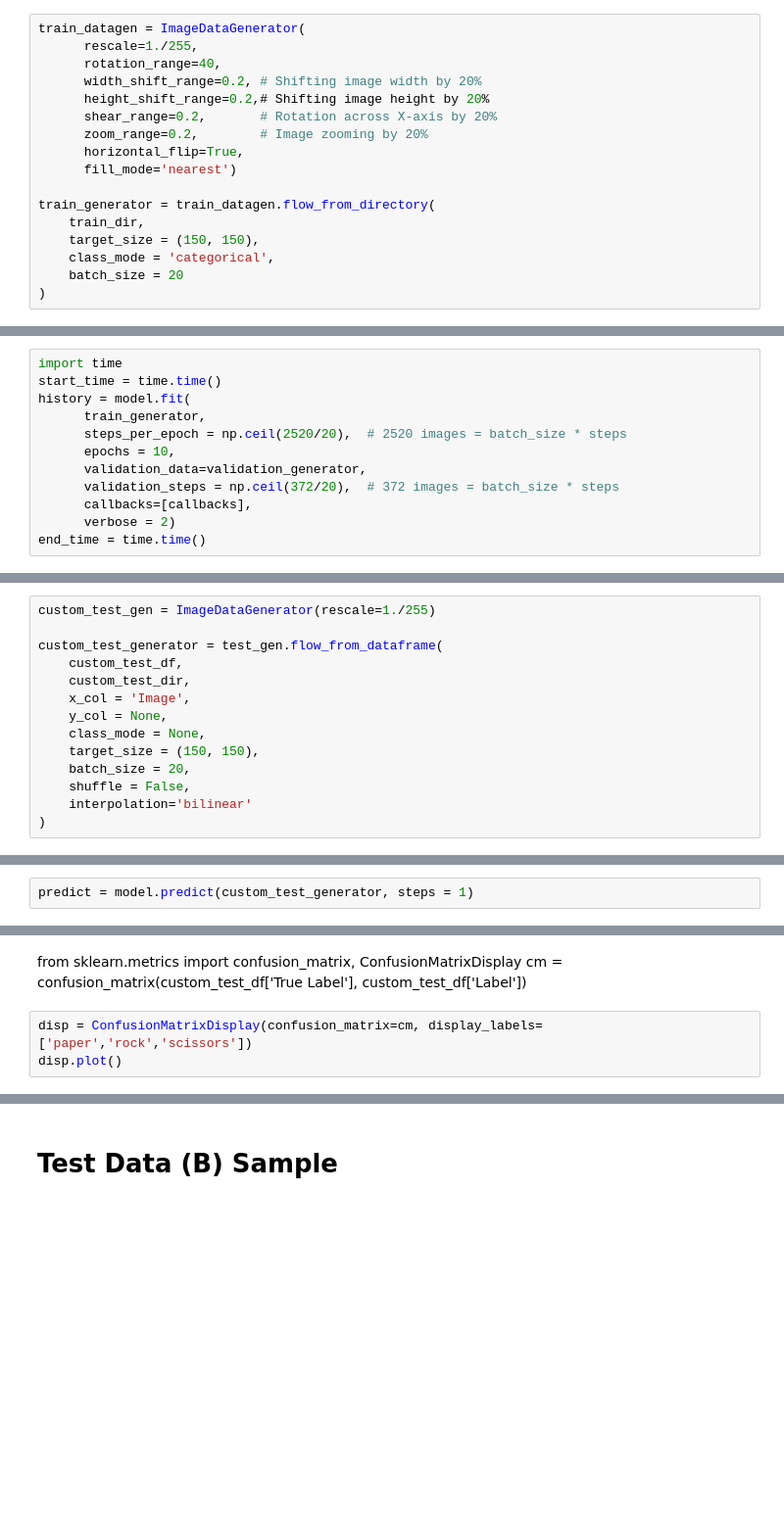
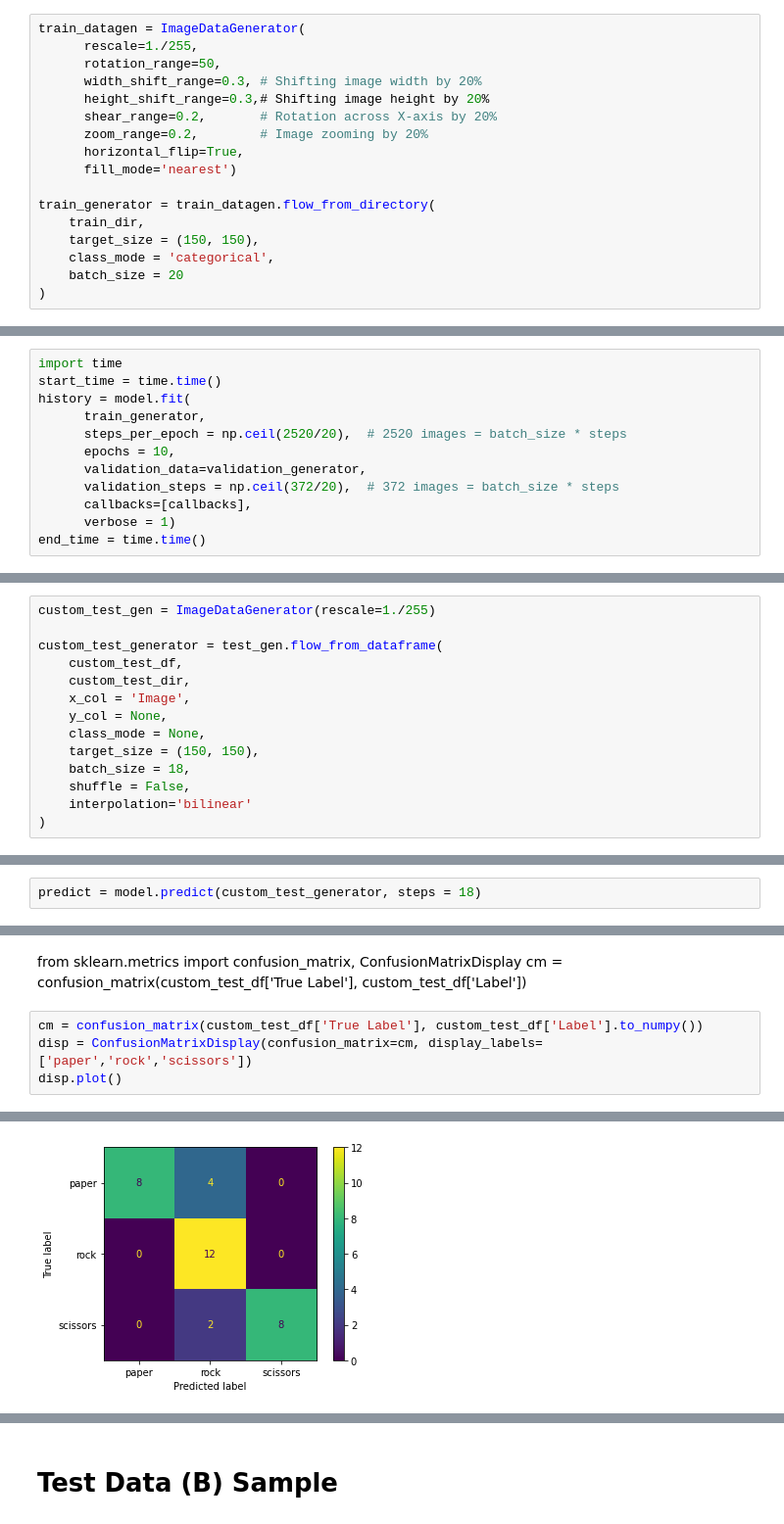
Before and after one commit to jcal0/EE258_Project, a Jupyter notebook: main.ipynb, the cells around one changed output, grey strips where cells are left out. Shown: that part at 98% size. Cells and saved outputs as stored; diff of their text form; blank space fills up the shorter version.

```diff
--- a/main.ipynb
+++ b/main.ipynb
@@ -125,9 +125,9 @@ Training Generator
 # %%
 train_datagen = ImageDataGenerator(
       rescale=1./255,
-      rotation_range=40,
-      width_shift_range=0.2, # Shifting image width by 20%
-      height_shift_range=0.2,# Shifting image height by 20%
+      rotation_range=50,
+      width_shift_range=0.3, # Shifting image width by 20%
+      height_shift_range=0.3,# Shifting image height by 20%
       shear_range=0.2,       # Rotation across X-axis by 20%
       zoom_range=0.2,        # Image zooming by 20%
       horizontal_flip=True,
@@ -164,7 +164,7 @@ history = model.fit(
       validation_data=validation_generator,
       validation_steps = np.ceil(372/20),  # 372 images = batch_size * steps
       callbacks=[callbacks],
-      verbose = 2)
+      verbose = 1)
 end_time = time.time()
 # %% [output]
 Epoch 1/10
@@ -317,7 +398,7 @@ custom_test_generator = test_gen.flow_from_dataframe(
     y_col = None,
     class_mode = None,
     target_size = (150, 150),
-    batch_size = 20,
+    batch_size = 18,
     shuffle = False,
     interpolation='bilinear'
 )
@@ -324,2 +407,2 @@ custom_test_generator = test_gen.flow_from_dataframe(
 # %%
-predict = model.predict(custom_test_generator, steps = 1)
+predict = model.predict(custom_test_generator, steps = 18)
@@ -338,5 +443,7 @@ custom_test_df
 from sklearn.metrics import confusion_matrix, ConfusionMatrixDisplay
 cm = confusion_matrix(custom_test_df['True Label'], custom_test_df['Label'])
 # %%
+cm = confusion_matrix(custom_test_df['True Label'], custom_test_df['Label'].to_numpy())
 disp = ConfusionMatrixDisplay(confusion_matrix=cm, display_labels=['paper','rock','scissors'])
 disp.plot()
+# %% [output]
@@ -343,3 +451,4 @@ disp.plot()
+[figure, added]
 # %%
 y_true = custom_test_df['True Label']
 y_pred = custom_test_df['Label']
```
Also changed, not shown: parts of 24 cells of this notebook, 38 other files.
